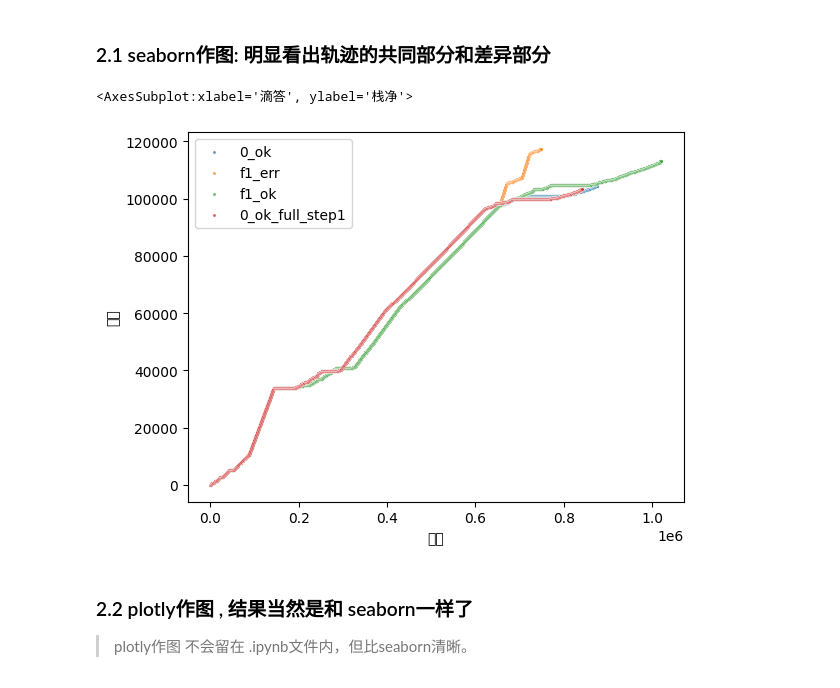
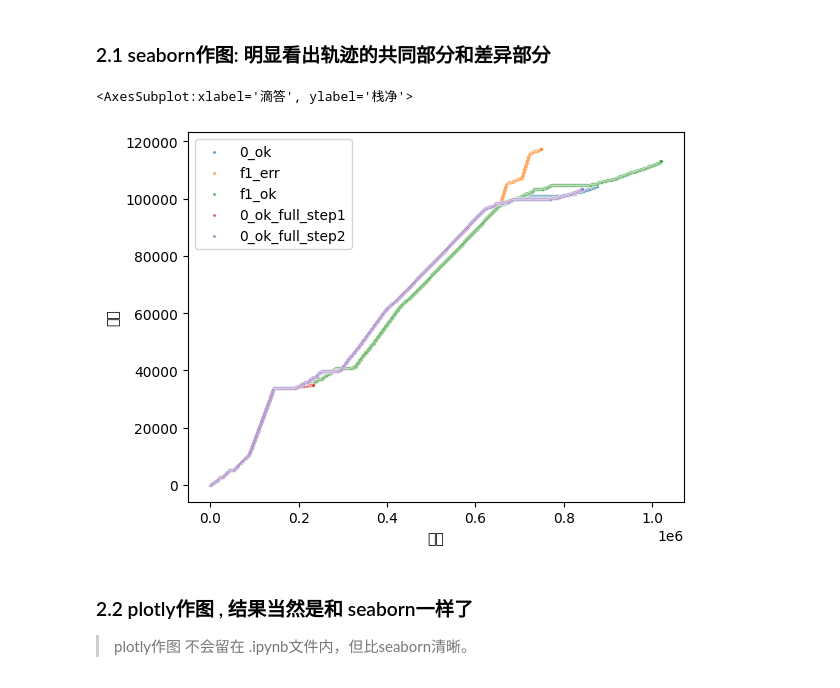
Before and after one commit to z-imagg/clp-zz-bkOfGitee, a Jupyter notebook: analyze_t_clock_tick/tick_plot__compile_ok_err.ipynb, the cells around one changed output. Drawn from its saved outputs; the diff is of its cells as text; code cells hidden in the pictures.

```diff
--- a/analyze_t_clock_tick/tick_plot__compile_ok_err.ipynb
+++ b/analyze_t_clock_tick/tick_plot__compile_ok_err.ipynb
@@ -107,9 +108,11 @@ df2=pandas.read_csv(filepath_or_buffer="./tick_data_home/clang-15_268265_1690451
 #编译正常: mini_main_f1_ok.c
 df3=pandas.read_csv(filepath_or_buffer="./tick_data_home/clang-15_272726_1690454100567_1",sep=',')
 
-#编译、链接mini_main.c  ， 共有两个clang进程，第一个clang进程产生的tick日志如下：
-#猜测第一个进程是编译，第二个进程是链接
-df4=pandas.read_csv(filepath_or_buffer="./tick_data_home/clang-15_279683_1690456088122_1",sep=',')
+#编译、链接mini_main.c  ， 共有两个clang进程，
+#第一个clang进程产生的tick日志如下：
+df4=pandas.read_csv(filepath_or_buffer="./tick_data_home/clang-15_279682_1690456088057_1",sep=',')
+#第二个clang进程产生的tick日志如下：
+df4B=pandas.read_csv(filepath_or_buffer="./tick_data_home/clang-15_279683_1690456088122_1",sep=',')
 # %%
 df1.head()
 # %% [output]
@@ -129,23 +132,25 @@ df1=df1[::200]  #pandas.Dataframe间隔200行采样1行
 df2=df2[::200]
 df3=df3[::200]
 df4=df4[::200]
+df4B=df4B[::200]
 # %% [markdown]
 ### 2.1  seaborn作图: 明显看出轨迹的共同部分和差异部分
 # %%
 
 import warnings
 # 过滤掉RuntimeWarning警告
 warnings.filterwarnings("ignore", category=RuntimeWarning)
 
 
 #seaborn作图会留在 .ipynb文件内，网页上浏览代码仓库中 此 .ipynb文件 即可看到 seaborn图，方便。
 seaborn.scatterplot(x='滴答', y='栈净' , data=df1, alpha=0.7, s=5, label='0_ok')  #alpha=0.9,size=1,
 seaborn.scatterplot(x='滴答', y='栈净' , data=df2, alpha=0.7, s=5, label='f1_err')
 seaborn.scatterplot(x='滴答', y='栈净' , data=df3, alpha=0.7, s=5, label='f1_ok')
 seaborn.scatterplot(x='滴答', y='栈净' , data=df4, alpha=0.7, s=5, label='0_ok_full_step1')
+seaborn.scatterplot(x='滴答', y='栈净' , data=df4B, alpha=0.7, s=5, label='0_ok_full_step2')
 # %% [output]
 <AxesSubplot:xlabel='滴答', ylabel='栈净'>
-[figure, old version]
+[figure, new version]
 # %% [markdown]
 ### 2.2  plotly作图 , 结果当然是和 seaborn一样了
 
```
Also changed, not shown: parts of 2 cells of this notebook.
